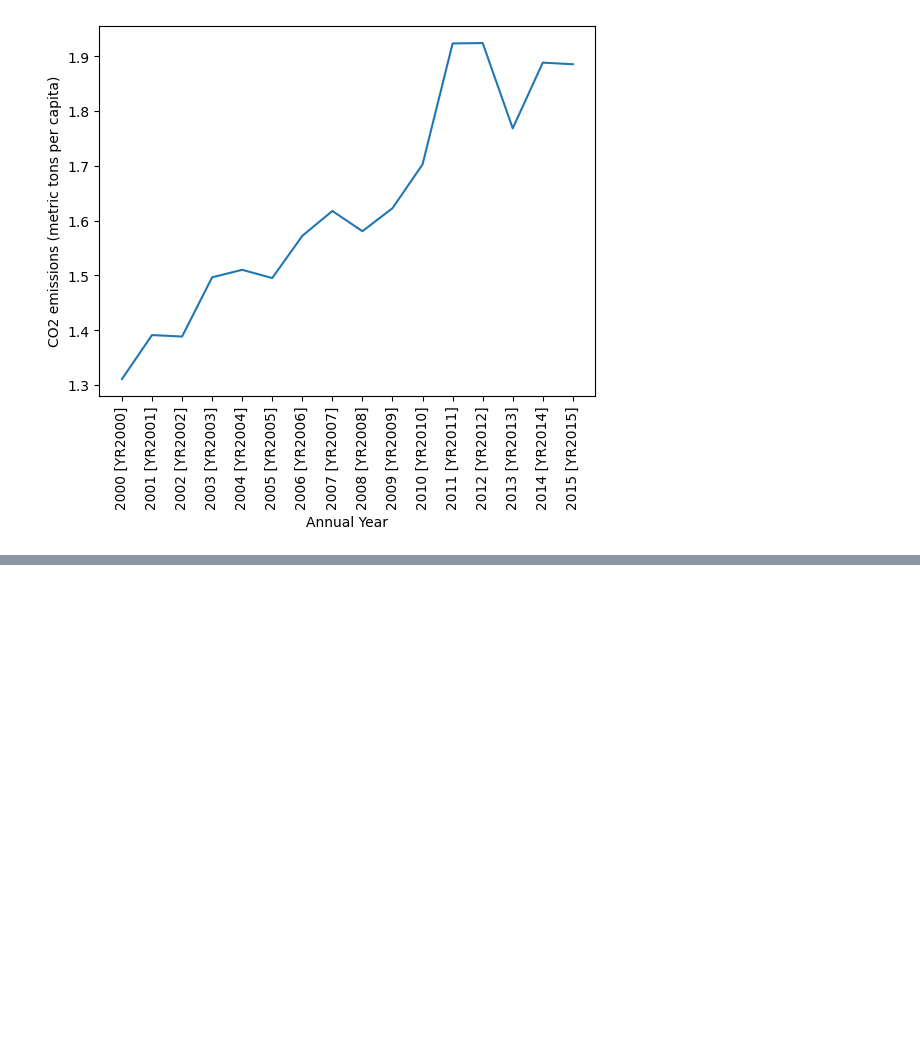
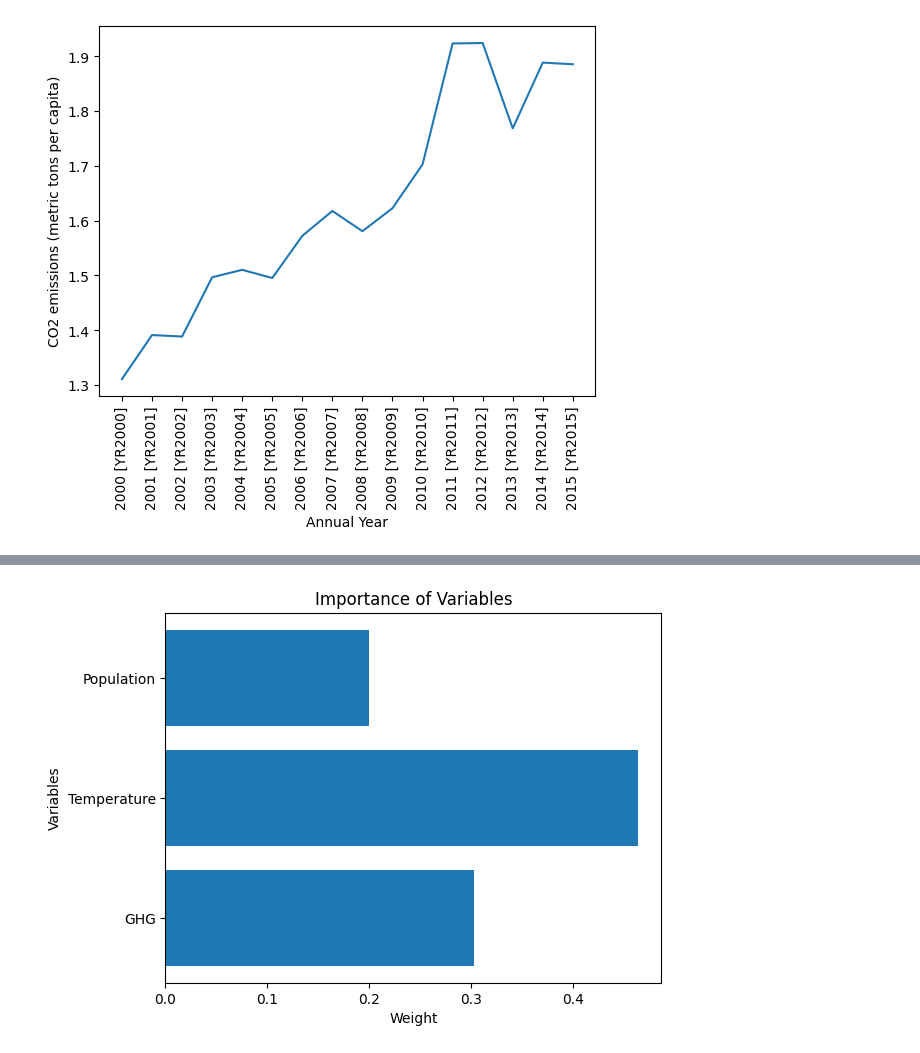
Before and after one commit to arsyadCode/My_Thesis, a Jupyter notebook: Program/Data Overview.ipynb, the cells around one changed output, grey strips where cells are left out. Saved outputs shown, nothing was run; the diff lists cells and outputs as text; code cells hidden in the pictures; blank space fills up the shorter version.

```diff
--- a/Program/Data Overview.ipynb
+++ b/Program/Data Overview.ipynb
@@ -274,0 +535,23 @@ plt.plot(x_d, y_d)
+# %%
+import numpy as np
+import matplotlib.pyplot as plt
+
+# Assuming you have the optimized weights
+# ghg_weights_optimized = 0.3
+# temperature_weights_optimized = 0.5
+# population_weights_optimized = 0.2
+
+# Create a list of variables and corresponding weights
+variables = ['GHG', 'Temperature', 'Population']
+weights = [ghg_weights_optimized, temperature_weights_optimized, population_weights_optimized]
+
+# Plot the horizontal bar plot
+plt.barh(variables, weights)
+plt.xlabel('Weight')
+plt.ylabel('Variables')
+plt.title('Importance of Variables')
+
+# Display the plot
+plt.show()
+# %% [output]
+[figure, added]
```
Also changed, not shown: parts of 8 cells of this notebook, 1 other file.
